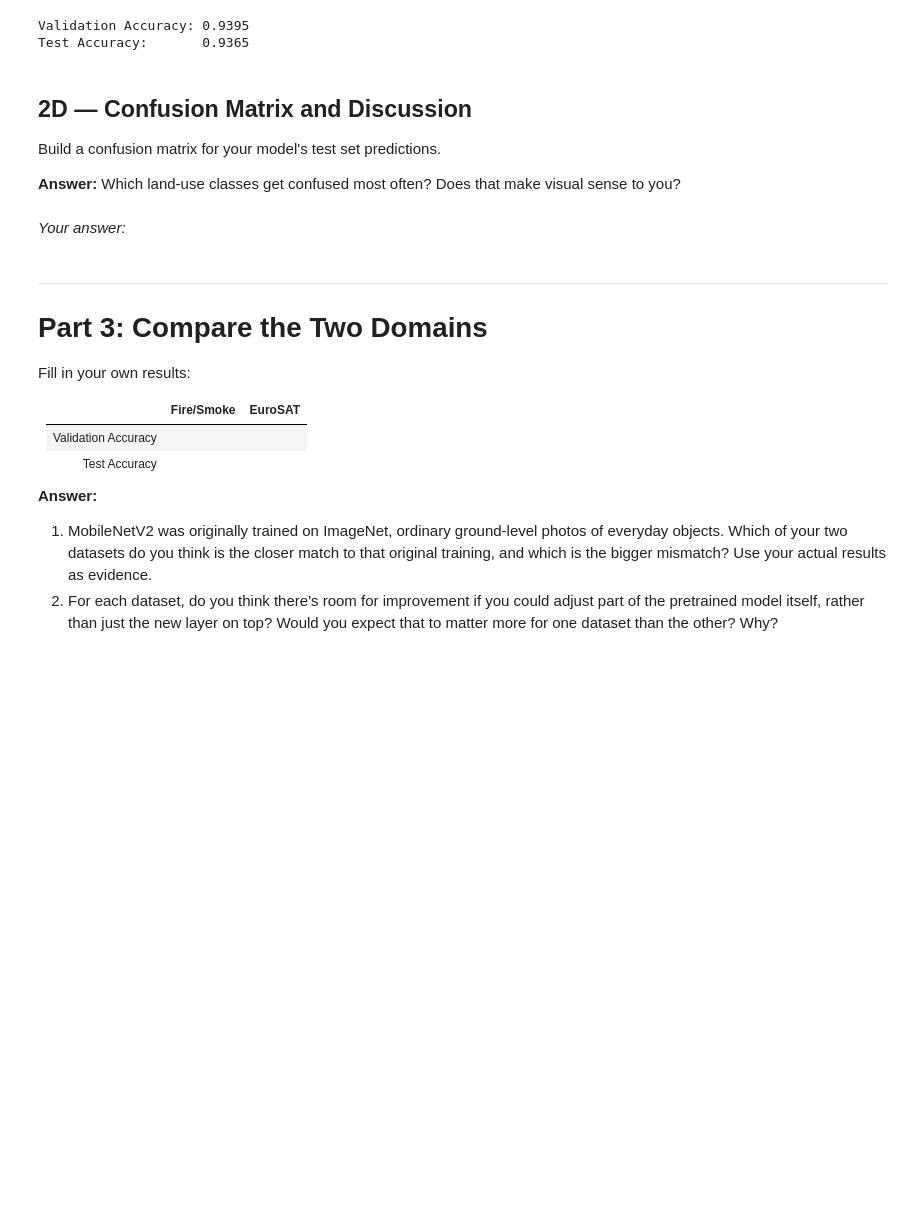
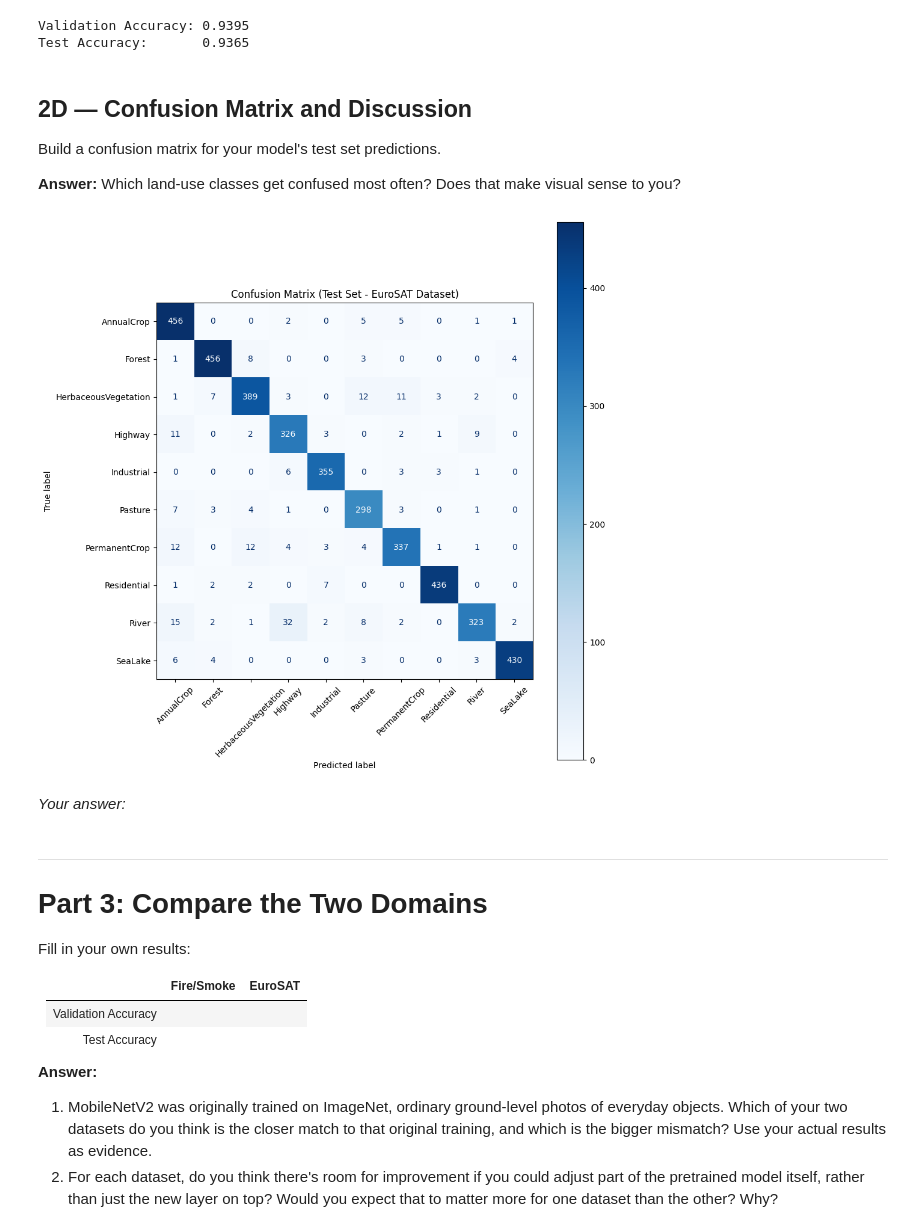
Before and after one commit to chasekrisko-design/IT480-FA26, a Jupyter notebook: Assignments/Assignment 2/Assignment2_TransferLearning.ipynb, the cells around one changed output. Drawn from its saved outputs; the diff is of its cells as text; code cells hidden in the pictures; blank space fills up the shorter version.

```diff
--- a/Assignments/Assignment 2/Assignment2_TransferLearning.ipynb
+++ b/Assignments/Assignment 2/Assignment2_TransferLearning.ipynb
@@ -394,3 +392,28 @@ Build a confusion matrix for your model's test set predictions.
+# %%
+# Build your confusion matrix here
+
+y_true_sat = []
+y_pred_probs_sat = []
+
+for images, labels in test_ds_sat:
+    y_true_sat.extend(labels.numpy())
+    preds = sat_model.predict(images, verbose=0)
+    y_pred_probs_sat.extend(preds)
+
+y_true_sat = np.array(y_true_sat)
+y_pred_probs_sat = np.array(y_pred_probs_sat)
+
+y_pred_sat = np.argmax(y_pred_probs_sat, axis=1)
+
+cm_sat = confusion_matrix(y_true_sat, y_pred_sat)
+fig, ax = plt.subplots(figsize=(10, 10))
+disp_sat = ConfusionMatrixDisplay(confusion_matrix=cm_sat, display_labels=class_names_sat)
+disp_sat.plot(cmap=plt.cm.Blues, ax=ax, xticks_rotation=45)
+plt.title("Confusion Matrix (Test Set - EuroSAT Dataset)")
+plt.tight_layout()
+plt.show()
+# %% [output]
+[figure, added]
 # %% [markdown]
 *Your answer:*
 # %% [markdown]
```
Also changed, not shown: parts of 1 cell of this notebook.
